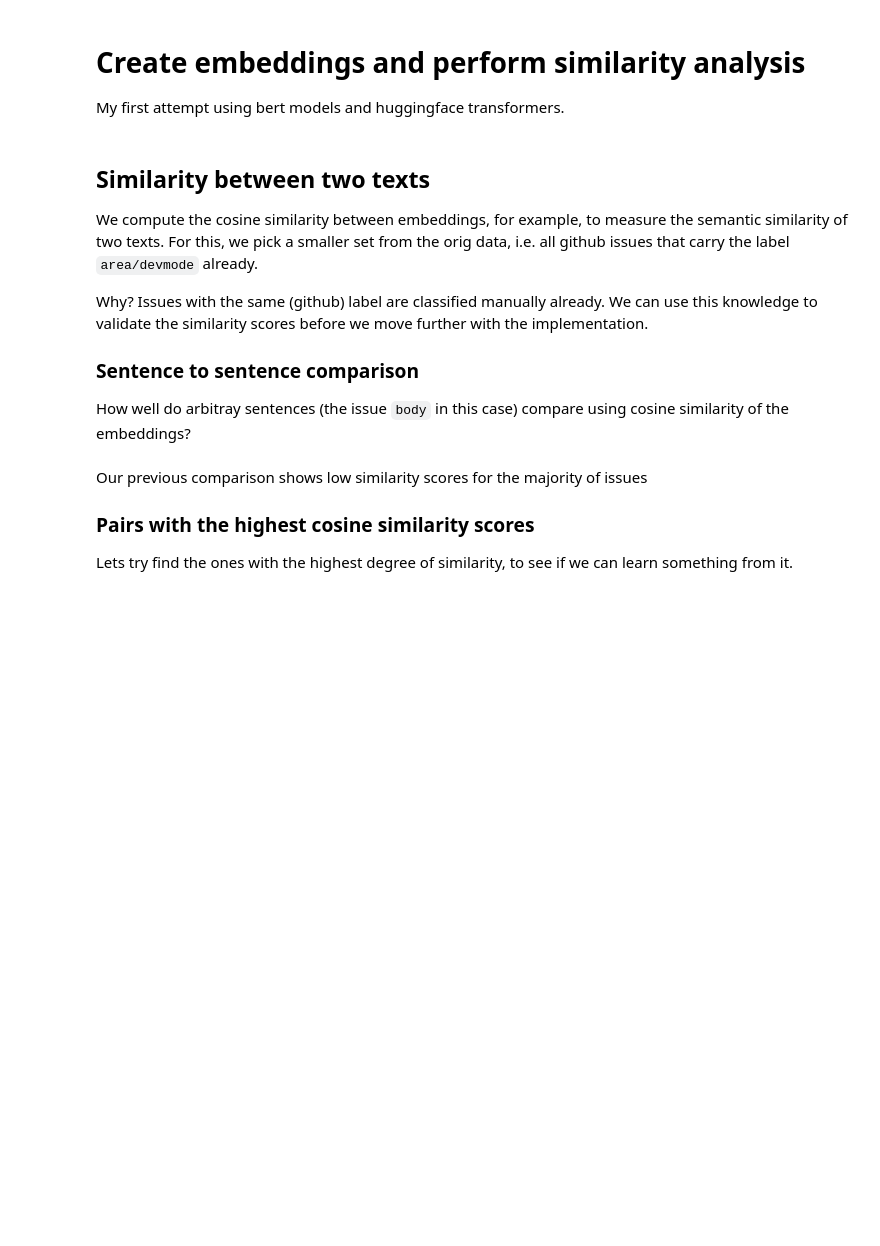
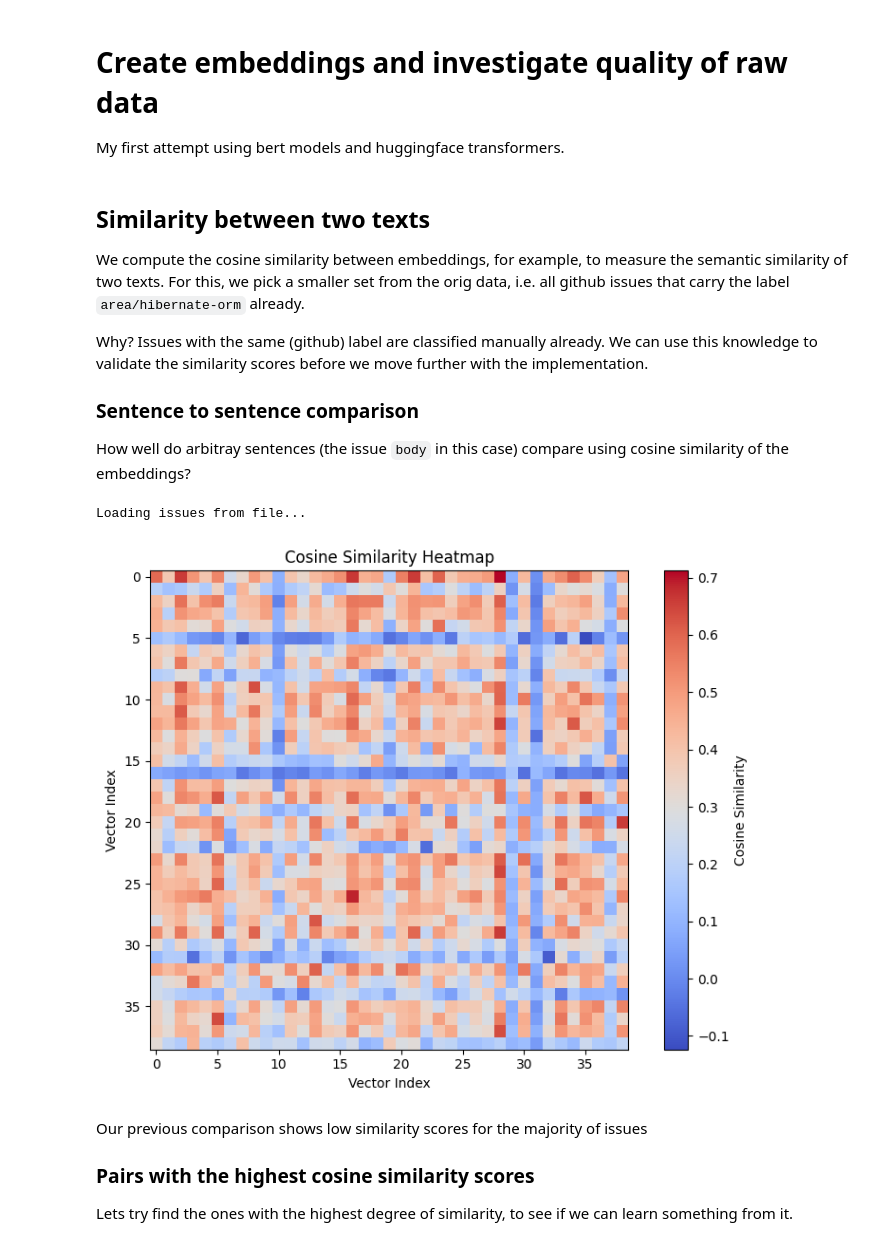
Before and after one commit to heiko-braun/Vector_Embeddings, a Jupyter notebook: notebooks/embeddings.ipynb, the cells around one changed output. Cells and saved outputs as stored; diff of their text form; code cells hidden in the pictures; blank space fills up the shorter version.

Commit message:
Cleanup and align embeddings notebook

```diff
--- a/notebooks/embeddings.ipynb
+++ b/notebooks/embeddings.ipynb
@@ -1,5 +1,5 @@
 # %% [markdown]
-# Create embeddings and perform similarity analysis
+# Create embeddings and investigate quality of raw data
 
 My first attempt using bert models and huggingface transformers.
 # %%
@@ -27,7 +27,8 @@ nltk.download('stopwords')
 # %% [markdown]
 ## Similarity between two texts
 
-We compute the cosine similarity between embeddings, for example, to measure the semantic similarity of two texts. For this, we pick a smaller set from the orig data, i.e. all github issues that carry the label `area/devmode` already.
+We compute the cosine similarity between embeddings, for example, to measure the semantic similarity of two texts.
+For this, we pick a smaller set from the orig data, i.e. all github issues that carry the label `area/hibernate-orm` already.
 
 Why? Issues with the same (github) label are classified manually already. We can use this knowledge to validate the similarity scores before we move further with the implementation.
 
@@ -40,8 +41,8 @@ gh_label = 'area/hibernate-orm' #'area/devmode'
 model = SentenceTransformer('all-MiniLM-L6-v2')
 
 print("Loading issues from file...")
-unique_labels = pickle.load(open("../data/labels.pkl", 'rb'))
-df = pickle.load(open("../data/issues_prepared.pkl", 'rb'))
+unique_labels = pickle.load(open("../data/raw/labels.pkl", 'rb'))
+df = pickle.load(open("../data/prepared/issues.pkl", 'rb'))
 same_label_df = df[df[gh_label] == 1]
 
 # create equally sizes df's
@@ -49,7 +50,8 @@ if (len(same_label_df) % 2) > 0:
     same_label_df.drop(same_label_df.tail(1).index,inplace=True)
 df1, df2 = np.split(same_label_df, 2)
 
-# clean the markdown output. There are too many false positives from the
+# clean the markdown output in the original github issues texts.
+# There are too many false positives derived from this
 def clean(x, stopWords=stopwords.words('english')):
     if x == None: return x
     x = re.sub(r'^(#.*?)$', '', x, flags=re.MULTILINE)
@@ -59,33 +61,36 @@ def clean(x, stopWords=stopwords.words('english')):
         if w not in stopWords:
             wordsFiltered.append(w)
     return " ".join(wordsFiltered)
 
 df1['clean_body'] = df1.apply(lambda x: clean(x['body']), axis=1)
 df2['clean_body'] = df2.apply(lambda x: clean(x['body']), axis=1)
 
 # Two lists of sentences
 sentences1 = df1['clean_body'].to_numpy()
 sentences2 = df2['clean_body'].to_numpy()
 
 # #Compute embedding for both lists
 embeddings1 = model.encode(sentences1, convert_to_tensor=True)
 embeddings2 = model.encode(sentences2, convert_to_tensor=True)
 
 #Compute cosine-similarities
 cosine_scores = util.cos_sim(embeddings1, embeddings2)
 
 # an attempt to visualize the data
 tensor = cosine_scores.numpy()
 
 # Create a heatmap
 plt.figure(figsize=(8, 6))
 plt.imshow(cosine_scores, cmap='coolwarm', interpolation='nearest')
 plt.colorbar(label='Cosine Similarity')
 plt.title('Cosine Similarity Heatmap')
 plt.xlabel('Vector Index')
 plt.ylabel('Vector Index')
 plt.tight_layout()
 plt.show()
+# %% [output]
+Loading issues from file...
+[figure, added]
 # %% [markdown]
 Our previous comparison shows low similarity scores for the majority of issues
 
```
Also changed, not shown: parts of 1 cell of this notebook.
